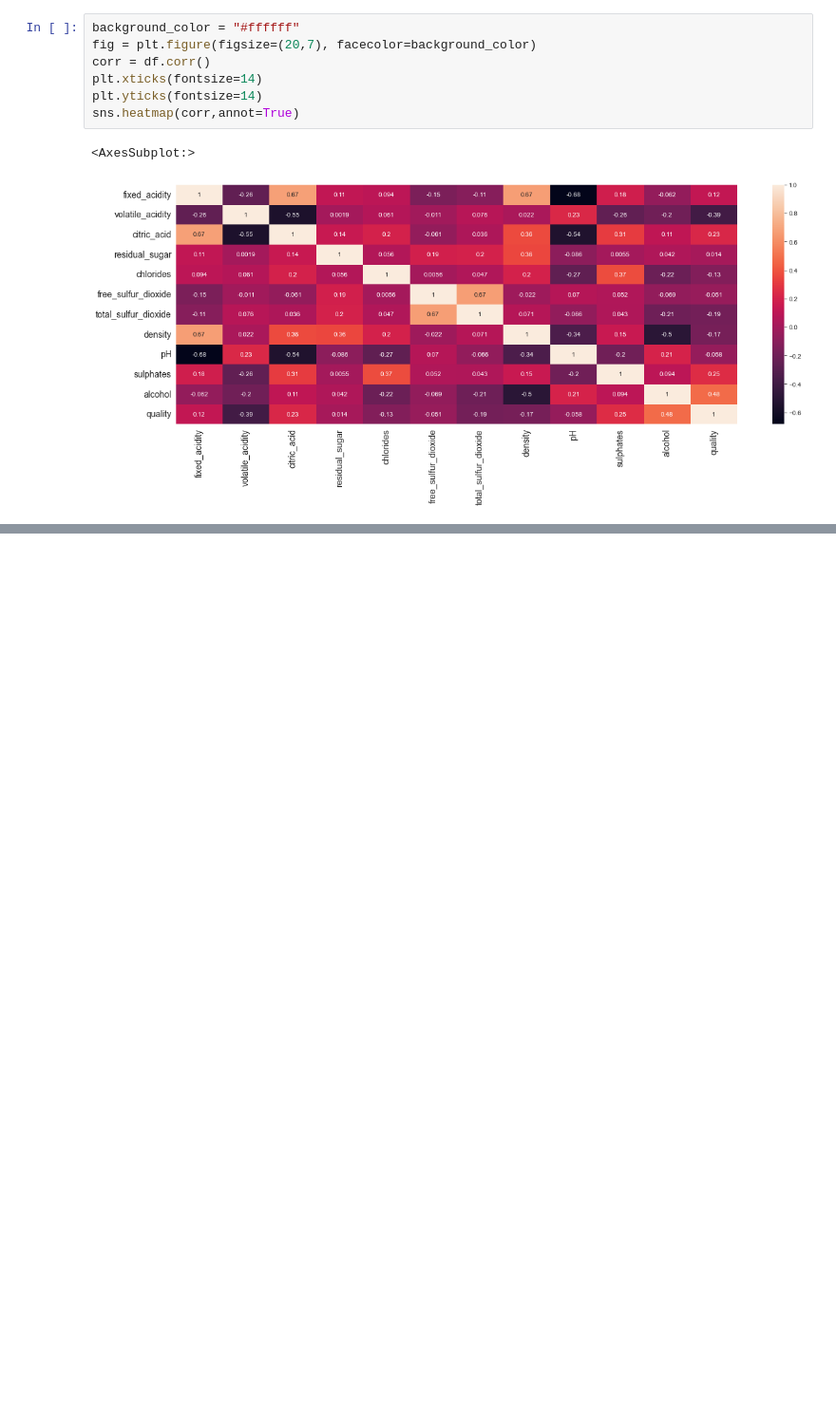
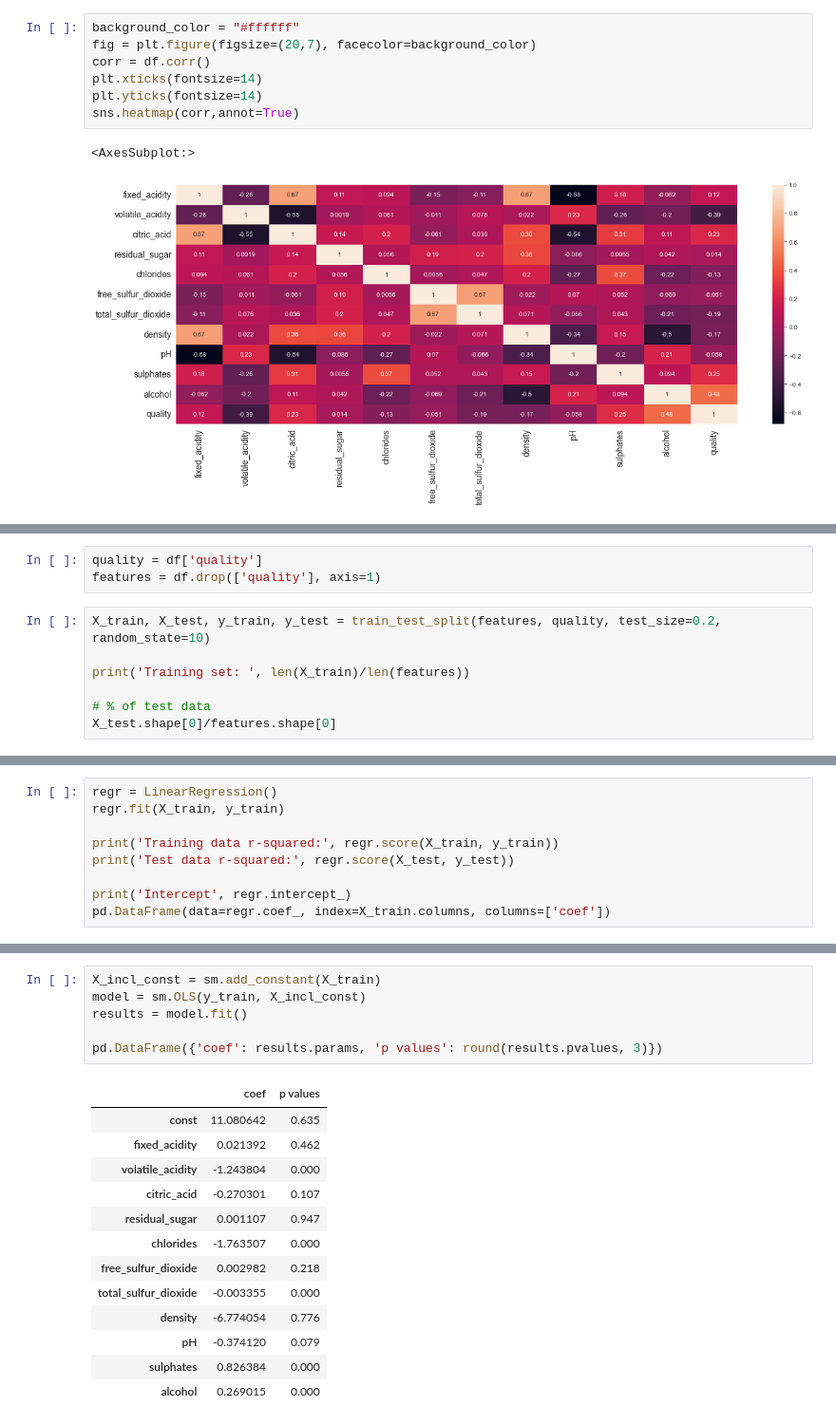
Before and after one commit to BrianMuthuure/Red-Wine-Quality-Prediction, a Jupyter notebook: red wine.ipynb, the cells around one changed output, grey strips where cells are left out. Shown at 95% size. Cells and saved outputs as stored; diff of their text form; blank space fills up the shorter version.

```diff
--- a/red wine.ipynb
+++ b/red wine.ipynb
@@ -108,0 +111,10 @@ sns.heatmap(corr,annot=True)
+# %%
+quality = df['quality']
+features = df.drop(['quality'], axis=1)
+# %%
+X_train, X_test, y_train, y_test = train_test_split(features, quality, test_size=0.2, random_state=10)
+
+print('Training set: ', len(X_train)/len(features))
+
+# % of test data
+X_test.shape[0]/features.shape[0]
@@ -108,0 +124,9 @@ sns.heatmap(corr,annot=True)
+# %%
+regr = LinearRegression()
+regr.fit(X_train, y_train)
+
+print('Training data r-squared:', regr.score(X_train, y_train))
+print('Test data r-squared:', regr.score(X_test, y_test))
+
+print('Intercept', regr.intercept_)
+pd.DataFrame(data=regr.coef_, index=X_train.columns, columns=['coef'])
@@ -108,0 +157,20 @@ sns.heatmap(corr,annot=True)
+# %%
+X_incl_const = sm.add_constant(X_train)
+model = sm.OLS(y_train, X_incl_const)
+results = model.fit()
+
+pd.DataFrame({'coef': results.params, 'p values': round(results.pvalues, 3)})
+# %% [output]
+|  | coef | p values |
+| const | 11.080642 | 0.635 |
+| fixed_acidity | 0.021392 | 0.462 |
+| volatile_acidity | -1.243804 | 0.000 |
+| citric_acid | -0.270301 | 0.107 |
+| residual_sugar | 0.001107 | 0.947 |
+| chlorides | -1.763507 | 0.000 |
+| free_sulfur_dioxide | 0.002982 | 0.218 |
+| total_sulfur_dioxide | -0.003355 | 0.000 |
+| density | -6.774054 | 0.776 |
+| pH | -0.374120 | 0.079 |
+| sulphates | 0.826384 | 0.000 |
+| alcohol | 0.269015 | 0.000 |
```
Also changed, not shown: parts of 11 cells of this notebook.
